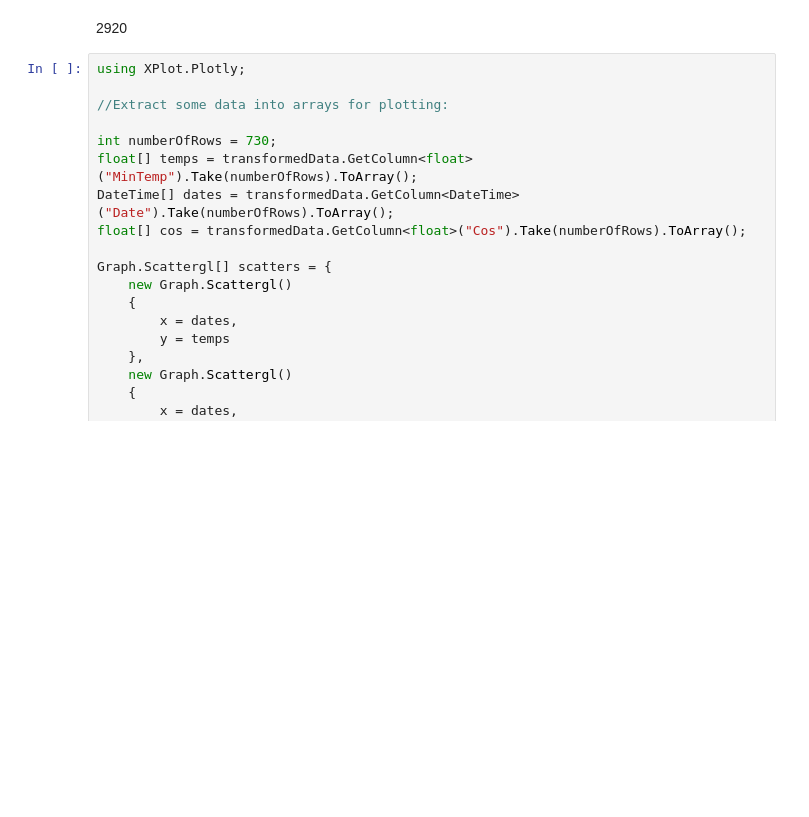
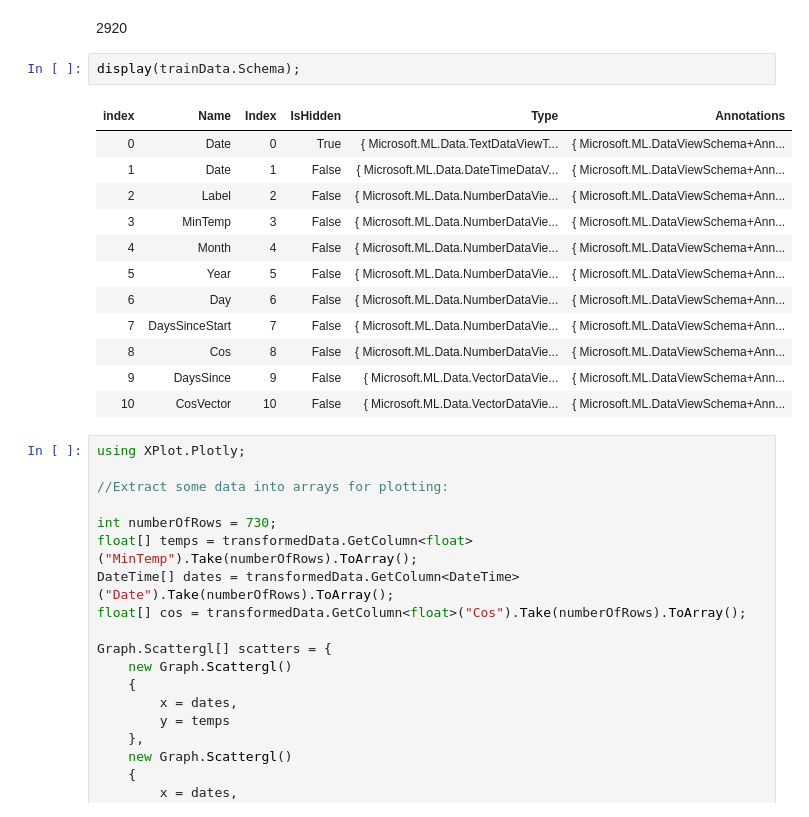
Before and after one commit to gvashishtha/time-series-mlnet, a Jupyter notebook: time-series-forecast.ipynb, the cells around one changed output. Drawn from its saved outputs; the diff is of its cells as text; blank space fills up the shorter version.

```diff
--- a/time-series-forecast.ipynb
+++ b/time-series-forecast.ipynb
@@ -131,6 +135,21 @@ IDataView trainData = mlContext.Data.FilterRowsByColumn(transformedData, "DaysSi
 IDataView testData = mlContext.Data.FilterRowsByColumn(transformedData, "DaysSinceStart", lowerBound: numTrain);
 # %% [output]
 2920
+# %%
+display(trainData.Schema);
+# %% [output]
+| index | Name | Index | IsHidden | Type | Annotations |
+| 0 | Date | 0 | True | { Microsoft.ML.Data.TextDataViewT... | { Microsoft.ML.DataViewSchema+Ann... |
+| 1 | Date | 1 | False | { Microsoft.ML.Data.DateTimeDataV... | { Microsoft.ML.DataViewSchema+Ann... |
+| 2 | Label | 2 | False | { Microsoft.ML.Data.NumberDataVie... | { Microsoft.ML.DataViewSchema+Ann... |
+| 3 | MinTemp | 3 | False | { Microsoft.ML.Data.NumberDataVie... | { Microsoft.ML.DataViewSchema+Ann... |
+| 4 | Month | 4 | False | { Microsoft.ML.Data.NumberDataVie... | { Microsoft.ML.DataViewSchema+Ann... |
+| 5 | Year | 5 | False | { Microsoft.ML.Data.NumberDataVie... | { Microsoft.ML.DataViewSchema+Ann... |
+| 6 | Day | 6 | False | { Microsoft.ML.Data.NumberDataVie... | { Microsoft.ML.DataViewSchema+Ann... |
+| 7 | DaysSinceStart | 7 | False | { Microsoft.ML.Data.NumberDataVie... | { Microsoft.ML.DataViewSchema+Ann... |
+| 8 | Cos | 8 | False | { Microsoft.ML.Data.NumberDataVie... | { Microsoft.ML.DataViewSchema+Ann... |
+| 9 | DaysSince | 9 | False | { Microsoft.ML.Data.VectorDataVie... | { Microsoft.ML.DataViewSchema+Ann... |
+| 10 | CosVector | 10 | False | { Microsoft.ML.Data.VectorDataVie... | { Microsoft.ML.DataViewSchema+Ann... |
 # %%
 using XPlot.Plotly;
 
```
Also changed, not shown: parts of 8 cells of this notebook.
